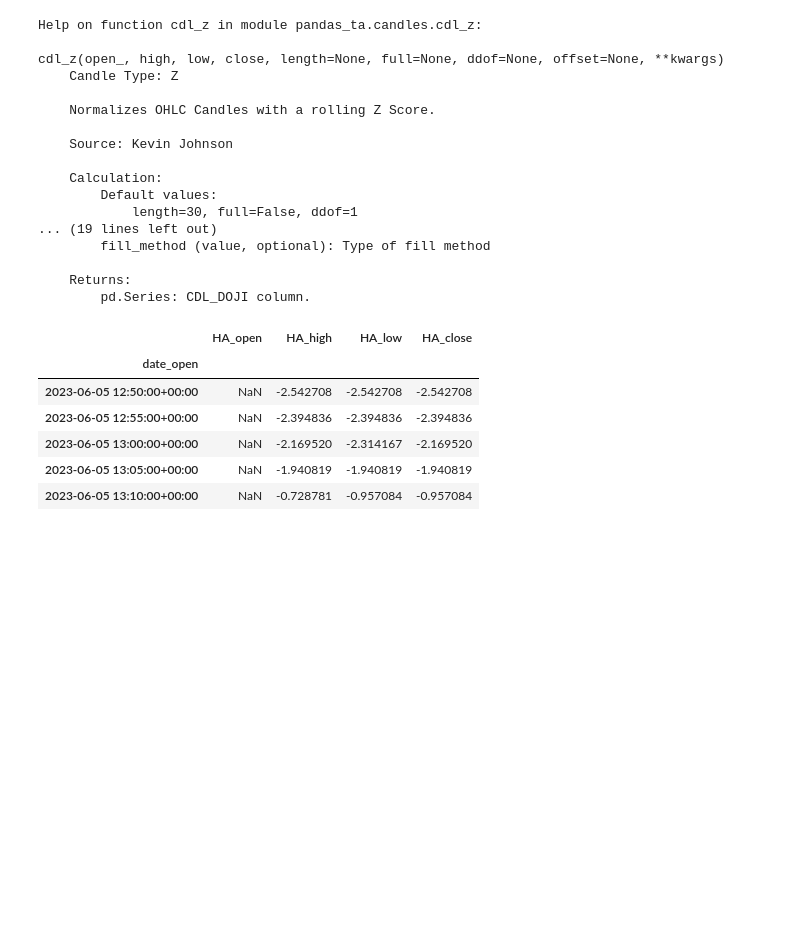
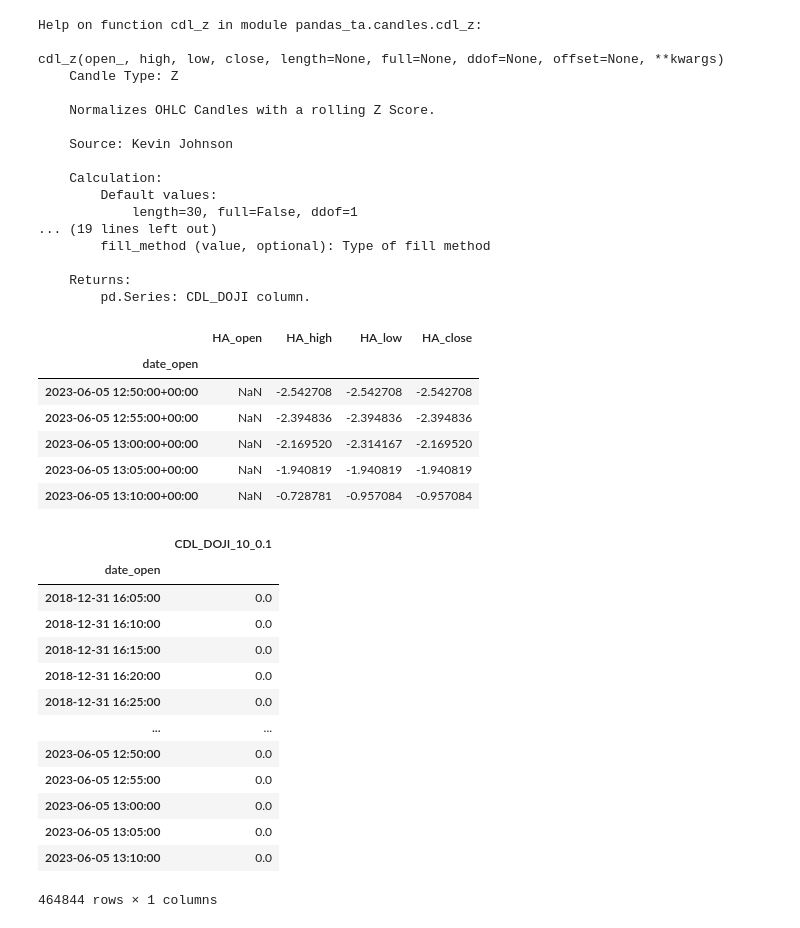
Before and after one commit to loki-zhou/backtrader, a Jupyter notebook: example/gym/pandata.ipynb, the cells around one changed output. Saved outputs shown, nothing was run; the diff lists cells and outputs as text; code cells hidden in the pictures; blank space fills up the shorter version.

```diff
--- a/example/gym/pandata.ipynb
+++ b/example/gym/pandata.ipynb
@@ -157,3 +157,22 @@ cdl_z(open_, high, low, close, length=None, full=None, ddof=None, offset=None, *
 | 2023-06-05 13:00:00+00:00 | NaN | -2.169520 | -2.314167 | -2.169520 |
 | 2023-06-05 13:05:00+00:00 | NaN | -1.940819 | -1.940819 | -1.940819 |
 | 2023-06-05 13:10:00+00:00 | NaN | -0.728781 | -0.957084 | -0.957084 |
+# %%
+df = df.ta.cdl_pattern(name="doji")
+# %%
+df
+# %% [output]
+|  | CDL_DOJI_10_0.1 |
+| date_open |  |
+| 2018-12-31 16:05:00 | 0.0 |
+| 2018-12-31 16:10:00 | 0.0 |
+| 2018-12-31 16:15:00 | 0.0 |
+| 2018-12-31 16:20:00 | 0.0 |
+| 2018-12-31 16:25:00 | 0.0 |
+| ... | ... |
+| 2023-06-05 12:50:00 | 0.0 |
+| 2023-06-05 12:55:00 | 0.0 |
+| 2023-06-05 13:00:00 | 0.0 |
+| 2023-06-05 13:05:00 | 0.0 |
+| 2023-06-05 13:10:00 | 0.0 |
+464844 rows × 1 columns
```
Also changed, not shown: parts of 1 cell of this notebook, 1 other file.
